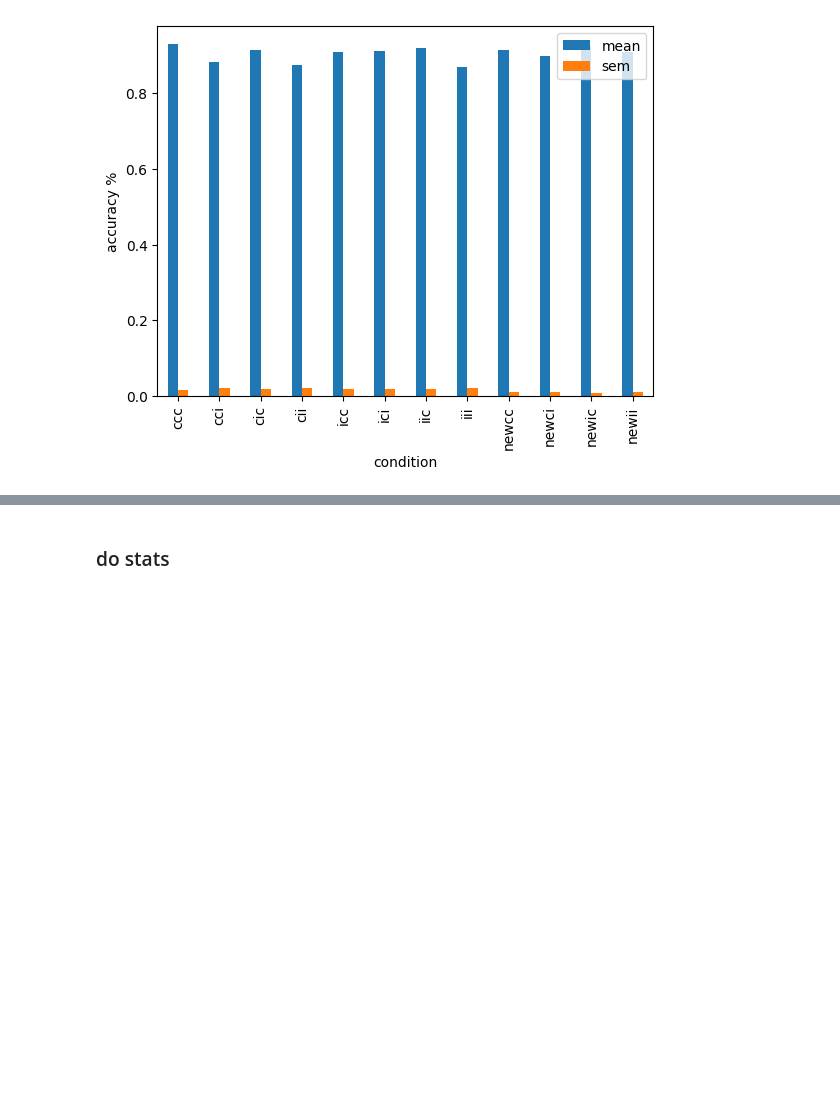
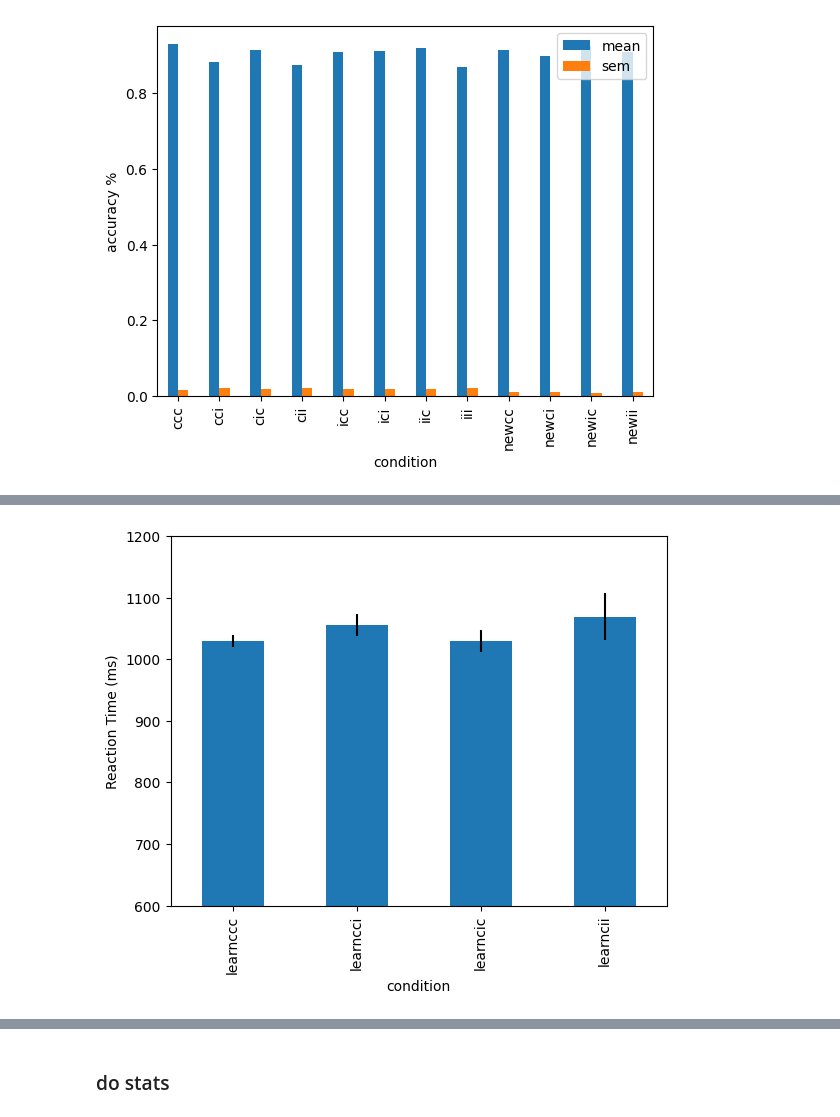
Before and after one commit to jimzhang629/contextFlanker2.0, a Jupyter notebook: analysis/makecsv.ipynb, the cells around one changed output, grey strips where cells are left out. Saved outputs shown, nothing was run; the diff lists cells and outputs as text; code cells hidden in the pictures; blank space fills up the shorter version.

```diff
--- a/analysis/makecsv.ipynb
+++ b/analysis/makecsv.ipynb
@@ -443,6 +443,17 @@ repeatDF = testBlockDF.loc[testBlockDF['repeat'] == True]
 #highConContextDF = repeatDF.loc[repeatDF['imgSource'].isin(learnBlocksHighConDF['imgSource'])]
 
 #highConContextDF = repeatDF.loc[repeatDF['imgSource'].isin(learnBlocksHighConDF['imgSource']) & repeatDF['subject'].isin(learnBlocksHighConDF['subject'])]
+
+#naming: learn block context - learn trial N congruency - learn trial N+1 congruency
+learncccDF = learnBlocksHighConDF.loc[(learnBlocksHighConDF['imgCongruency'].shift(1) == 'c') & (learnBlocksHighConDF['imgCongruency'] == 'c')]
+learncciDF = learnBlocksHighConDF.loc[(learnBlocksHighConDF['imgCongruency'].shift(1) == 'c') & (learnBlocksHighConDF['imgCongruency'] == 'i')]
+learncicDF = learnBlocksHighConDF.loc[(learnBlocksHighConDF['imgCongruency'].shift(1) == 'i') & (learnBlocksHighConDF['imgCongruency'] == 'c')]
+learnciiDF = learnBlocksHighConDF.loc[(learnBlocksHighConDF['imgCongruency'].shift(1) == 'i') & (learnBlocksHighConDF['imgCongruency'] == 'i')]
+
+learniccDF = learnBlocksLowConDF.loc[(learnBlocksLowConDF['imgCongruency'].shift(1) == 'c') & (learnBlocksLowConDF['imgCongruency'] == 'c')]
+learniciDF = learnBlocksLowConDF.loc[(learnBlocksLowConDF['imgCongruency'].shift(1) == 'c') & (learnBlocksLowConDF['imgCongruency'] == 'i')]
+learniicDF = learnBlocksLowConDF.loc[(learnBlocksLowConDF['imgCongruency'].shift(1) == 'i') & (learnBlocksLowConDF['imgCongruency'] == 'c')]
+learniiiDF = learnBlocksLowConDF.loc[(learnBlocksLowConDF['imgCongruency'].shift(1) == 'i') & (learnBlocksLowConDF['imgCongruency'] == 'i')]
 
 # use testBlockDF cuz it lets us do trial N+1. repeatDF gets rid of those.
 mergedHighConContextDF = pd.merge(testBlockDF, learnBlocksHighConDF, indicator=True, on=['imgSource', 'subject'], how='left')
@@ -469,10 +480,19 @@ newiiDF = mergedDF.loc[(mergedDF['imgCongruency_x'] == 'i').shift(1) & (mergedDF
 
 # cccDF.rename(columns = {'accuracy_x': 'accuracy', 'respTime_x': 'respTime'})
 
-cccDF.name = 'cccDF'
-cciDF.name = 'cciDF'
-cicDF.name = 'cicDF'
-ciiDF.name = 'ciiDF'
+learncccDF.name = 'learncccDF'
+learncciDF.name = 'learncciDF'
+learncicDF.name = 'learncicDF'
+learnciiDF.name = 'learnciiDF'
+
+learniiiDF.name = 'learniiiDF'
+learniicDF.name = 'learniicDF'
+learniciDF.name = 'learniciDF'
+learniccDF.name = 'learniccDF'
+learncccDF.name = 'learncccDF'
+learncciDF.name = 'learncciDF'
+learncicDF.name = 'learncicDF'
+learnciiDF.name = 'learnciiDF'
 
 iiiDF.name = 'iiiDF'
 iicDF.name = 'iicDF'
@@ -615,0 +743,16 @@ plt.savefig("highConContextRT.png")
+# %%
+highConLearnAccMean = highConLearnStatsDF.groupby('condition').accuracy.mean()
+highConLearnAccSEM = highConLearnStatsDF.groupby('condition').accuracy.sem()
+
+p = highConLearnAccMean.plot(kind='bar', ylabel='accuracy %', yerr=highConLearnAccSEM)
+p.set_ylim(0.75,1.0)
+plt.savefig("highConContextLearnAcc.png")
+
+highConLearnRTMean = highConLearnStatsDF.groupby('condition').respTime.mean()
+highConLearnRTSEM = highConLearnStatsDF.groupby('condition').respTime.sem()
+
+p = highConLearnRTMean.plot(kind='bar', ylabel='Reaction Time (ms)', yerr=highConLearnRTSEM)
+p.set_ylim(600,1200);
+plt.savefig("highConContextLearnRT.png")
+# %% [output]
+[figure, added]
```
Also changed, not shown: parts of 9 cells of this notebook, 10 other files.
